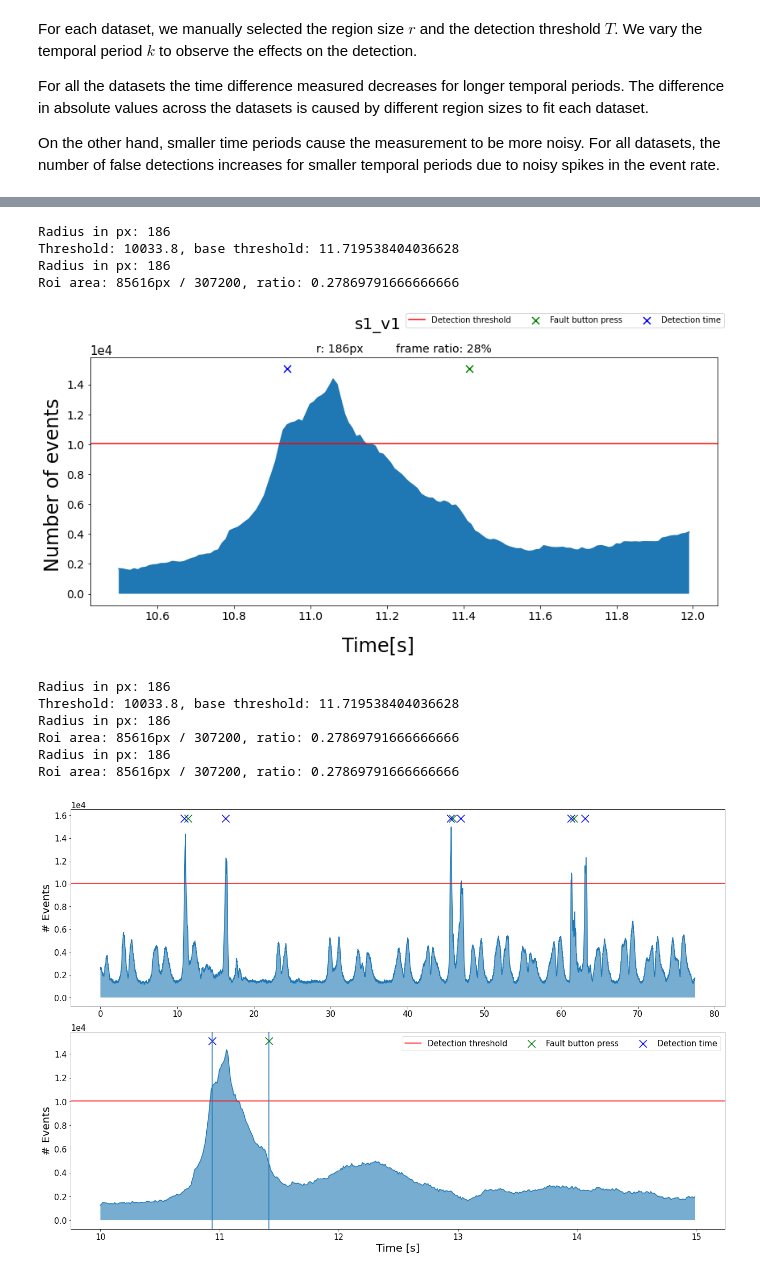
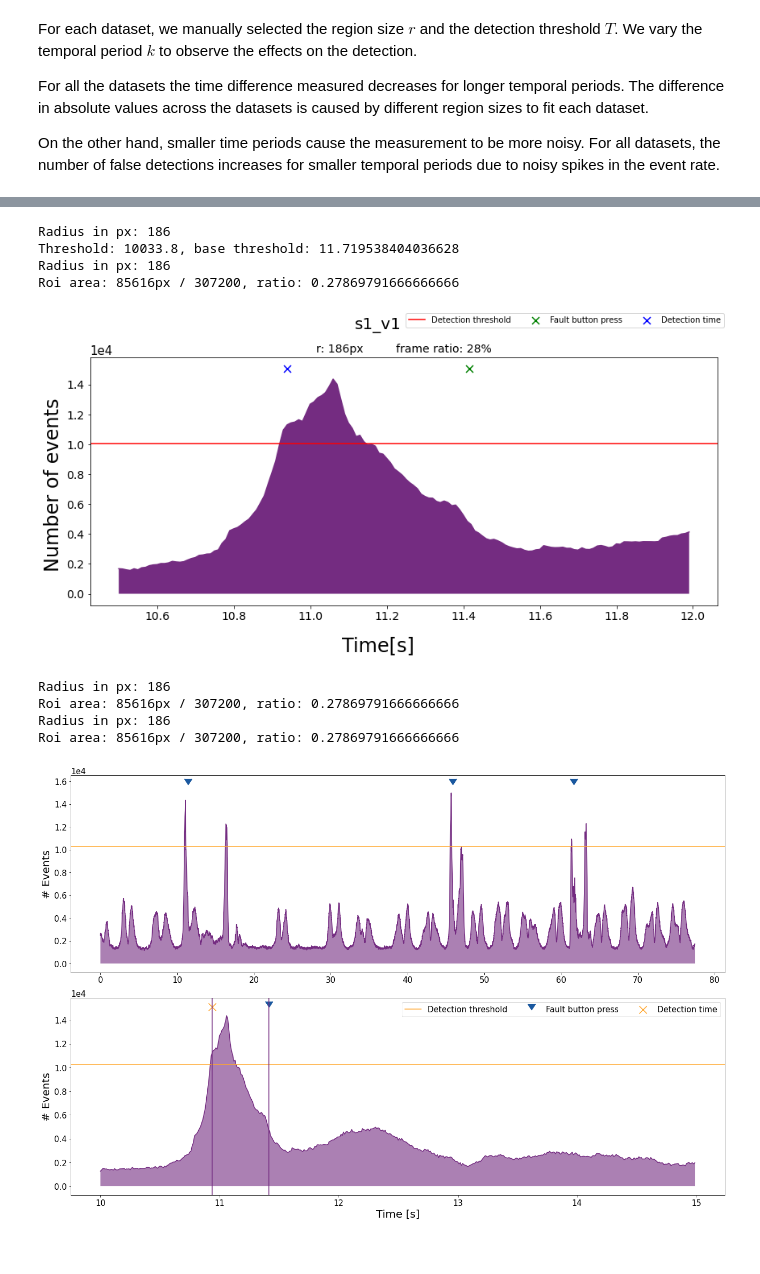
Before and after one commit to event-driven-robotics/EDPR-APRIL, a Jupyter notebook: fault_button/eventrate_test/combined_plots.ipynb, the cells around one changed output, grey strips where cells are left out. Saved outputs shown, nothing was run; the diff lists cells and outputs as text; code cells hidden in the pictures.

Commit message:
updated plot colors

```diff
--- a/fault_button/eventrate_test/combined_plots.ipynb
+++ b/fault_button/eventrate_test/combined_plots.ipynb
@@ -4,11 +4,14 @@
 import os
 import numpy as np
 import matplotlib.pyplot as plt
+import matplotlib as mpl
 
 import src.utils as utils
 
 plt.rc('xtick',labelsize=15)
 plt.rc('ytick',labelsize=15)
+
+mpl.rcParams['axes.prop_cycle'] = mpl.cycler(color=["#742C81", "#FFA62B", "#1A589F"])
 
 data_list1 = [
     os.path.join("/home/schiavazza/data/hpe/fault_button/osai/fault_button", "s1_v1"),
@@ -797,30 +809,30 @@ Radius in px: 186
 Threshold: 10033.8, base threshold: 11.719538404036628
 Radius in px: 186
 Roi area: 85616px / 307200, ratio: 0.27869791666666666
-[figure, old version]
+[figure, new version]
 # %%
 fig, axs = plt.subplots(2, 1, figsize=(18, 12))
 
-base_thresh = plotter.find_threshold(scale=1.0, p=0.7)
-plotter.plot_hist_ax(axs[0], base_thresh, scale=1.0, dataset_tres=0.01, sequence_name="s1_v1")
+# base_thresh = plotter.find_threshold(scale=1.0, p=0.7)
+base_thresh = 8.184321848907821
+base_thresh = 12
+plotter.plot_hist_ax(axs[0], base_thresh, scale=1.0, dataset_tres=0.01, sequence_name="s1_v1", show_presses=True, show_detections=False)
 
 plotter.plot_hist_ax(axs[1], base_thresh, scale=1.0, dataset_tres=0.01, sequence_name="s1_v1", t_start=10, t_end=15, vline=True)
 
 axs[1].set_xlabel("Time [s]", fontsize=20)
 
-lines, labels = fig.axes[0].get_legend_handles_labels()
+lines, labels = fig.axes[1].get_legend_handles_labels()
 plt.legend(lines,labels, ncol=3, fontsize=15)
 
 axs[0].set_ylabel("# Events", fontsize=20)
 axs[1].set_ylabel("# Events", fontsize=20)
 
 plt.tight_layout()
-# plt.savefig("/home/schiavazza/Pictures/fault_button/histogram.png")
+plt.savefig("/home/schiavazza/Pictures/fault_button/svg_final/pngs/histogram.png")
 # %% [output]
-Radius in px: 186
-Threshold: 10033.8, base threshold: 11.719538404036628
 Radius in px: 186
 Roi area: 85616px / 307200, ratio: 0.27869791666666666
 Radius in px: 186
 Roi area: 85616px / 307200, ratio: 0.27869791666666666
-[figure, old version]
+[figure, new version]
```
Also changed, not shown: parts of 16 cells of this notebook.
